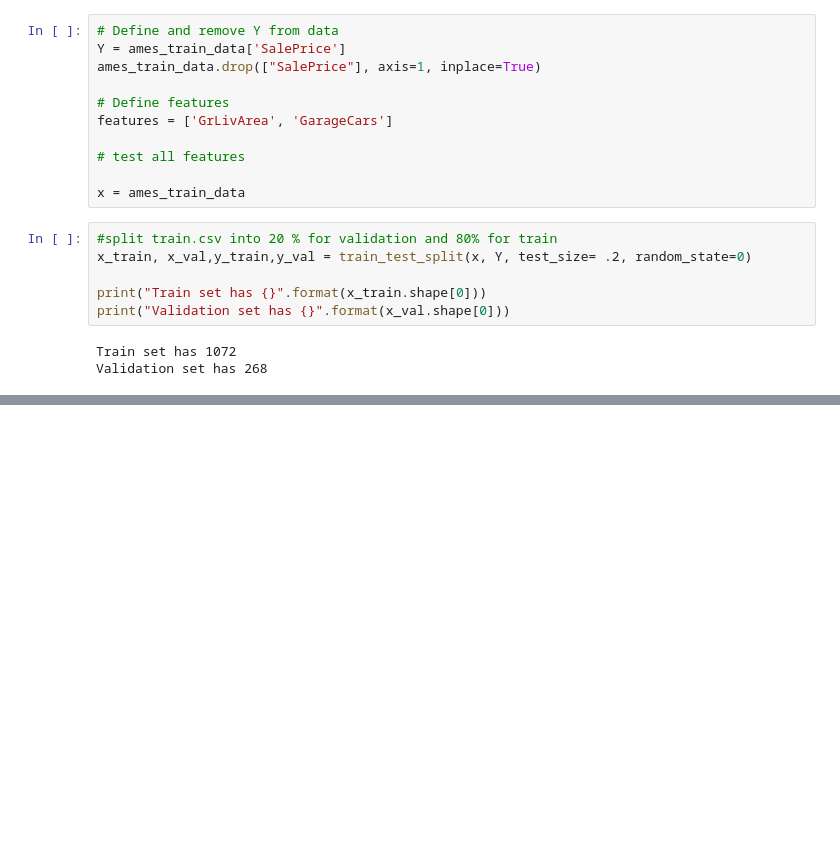
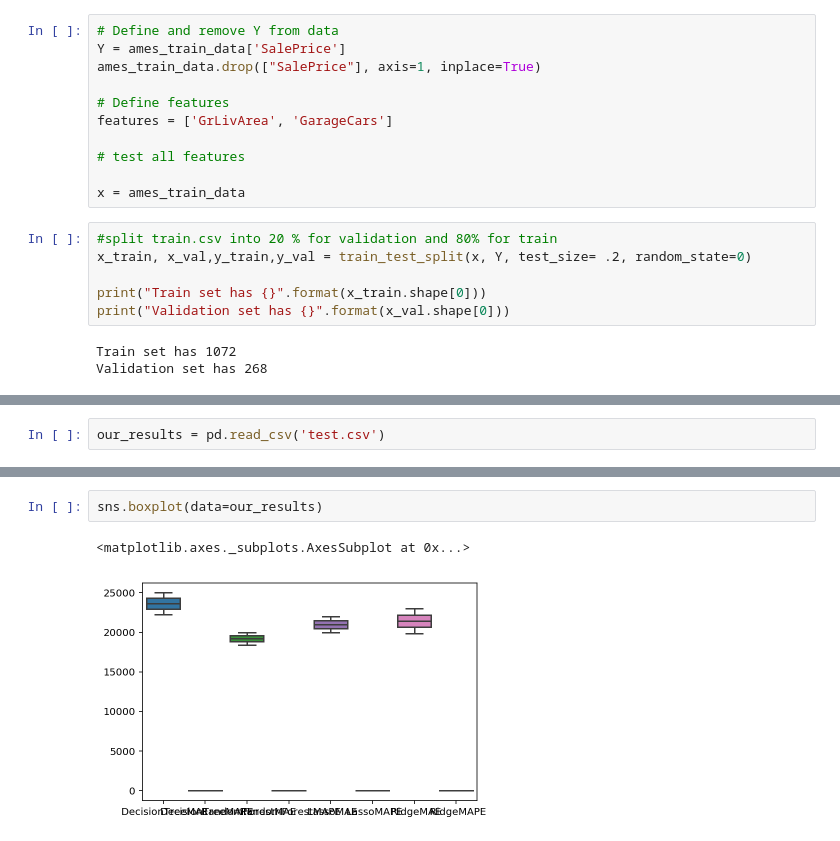
Before and after one commit to muskankapoor/PredictHousingPricesmachineLearning, a Jupyter notebook: WorkInProgress.ipynb, the cells around one changed output, grey strips where cells are left out. Cells and saved outputs as stored; diff of their text form; blank space fills up the shorter version.

```diff
--- a/WorkInProgress.ipynb
+++ b/WorkInProgress.ipynb
@@ -218,0 +270,2 @@ MAE: 19516.63167162993
+# %%
+our_results = pd.read_csv('test.csv')
@@ -218,0 +285,5 @@ MAE: 19516.63167162993
+# %%
+sns.boxplot(data=our_results)
+# %% [output]
+<matplotlib.axes._subplots.AxesSubplot at 0x...>
+[figure, added]
```
Also changed, not shown: parts of 39 cells of this notebook, 3 other files.
